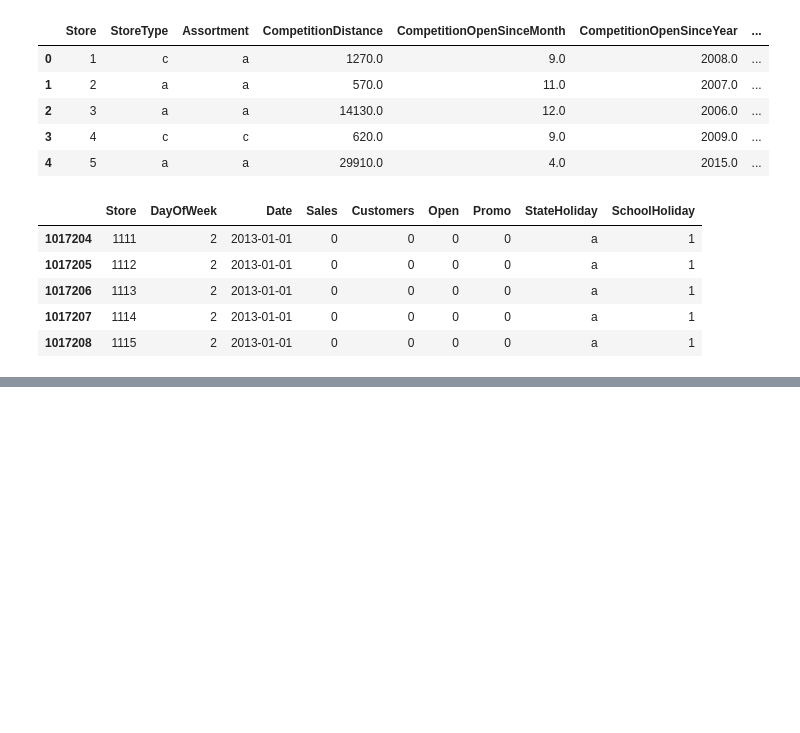
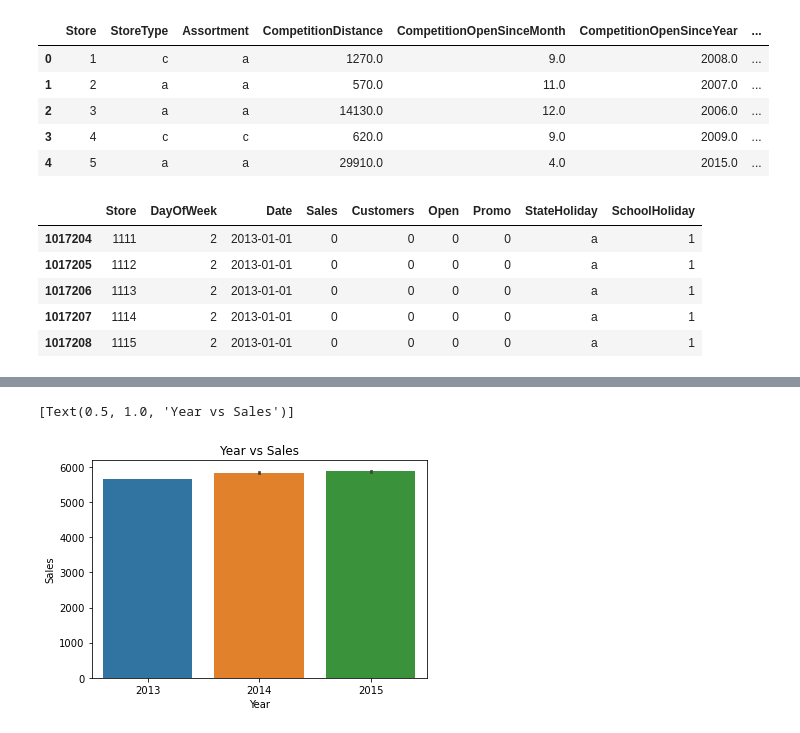
Before and after one commit to Uzmamushtaque/RecSysResearch, a Jupyter notebook: StoreSalesPrediction/Rossman_Sales_Prediction.ipynb, the cells around one changed output, grey strips where cells are left out. Saved outputs shown, nothing was run; the diff lists cells and outputs as text; code cells hidden in the pictures; blank space fills up the shorter version.

```diff
--- a/StoreSalesPrediction/Rossman_Sales_Prediction.ipynb
+++ b/StoreSalesPrediction/Rossman_Sales_Prediction.ipynb
@@ -66,0 +65,4 @@ data=pd.merge(train_data,store)
+# %%
+#Performing a join on the store ids
+data=pd.merge(train_data,store_details,on='Store')
+data.head()
@@ -66,0 +127,8 @@ data=pd.merge(train_data,store)
+# %%
+data['Year']=data['Date'].apply(lambda x: int(str(x)[:4]))
+data['Month']=data['Date'].apply(lambda x: int(str(x)[5:7]))
+# %%
+sns.barplot(x='Year',y='Sales',data=data).set(title='Year vs Sales')
+# %% [output]
+[Text(0.5, 1.0, 'Year vs Sales')]
+[figure, added]
```
Also changed, not shown: parts of 36 cells of this notebook.
